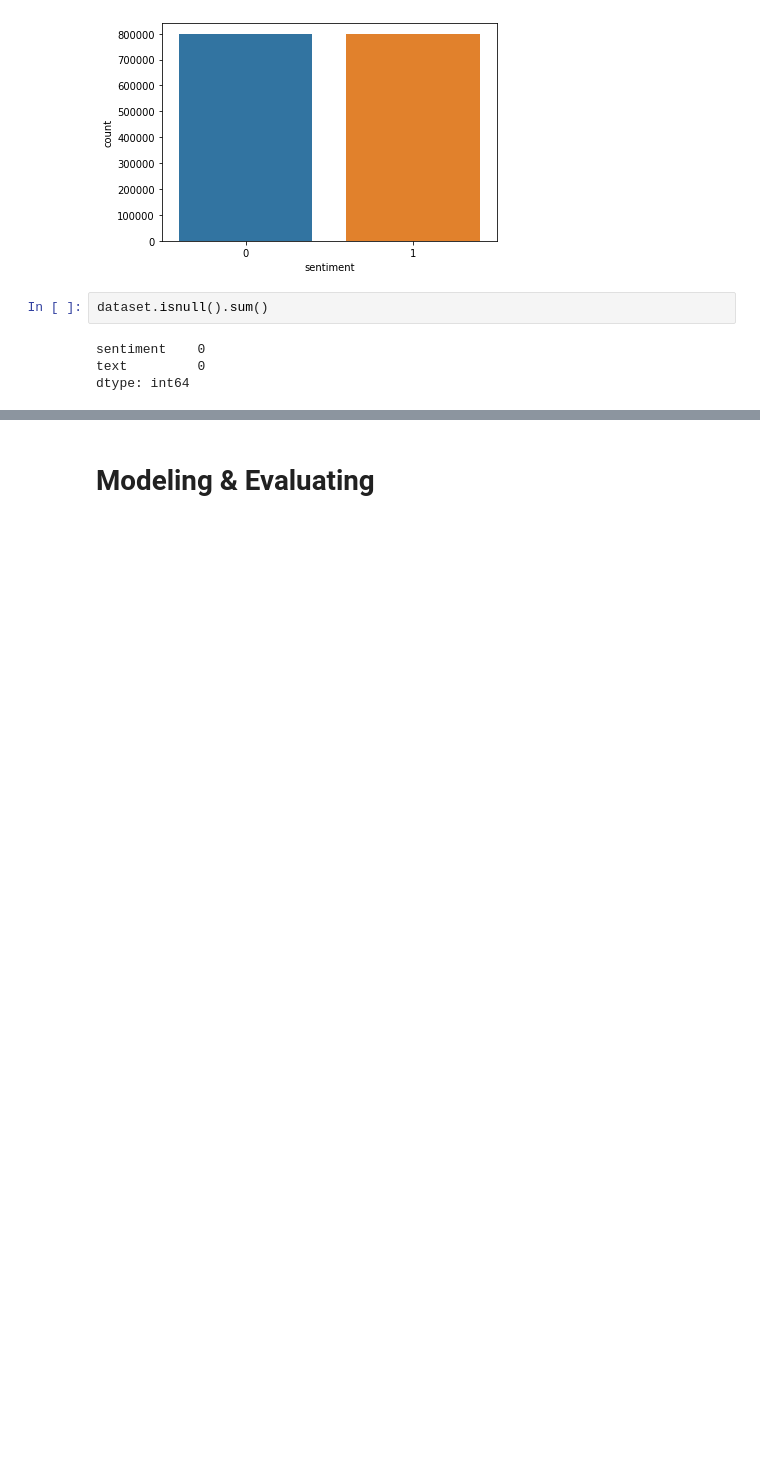
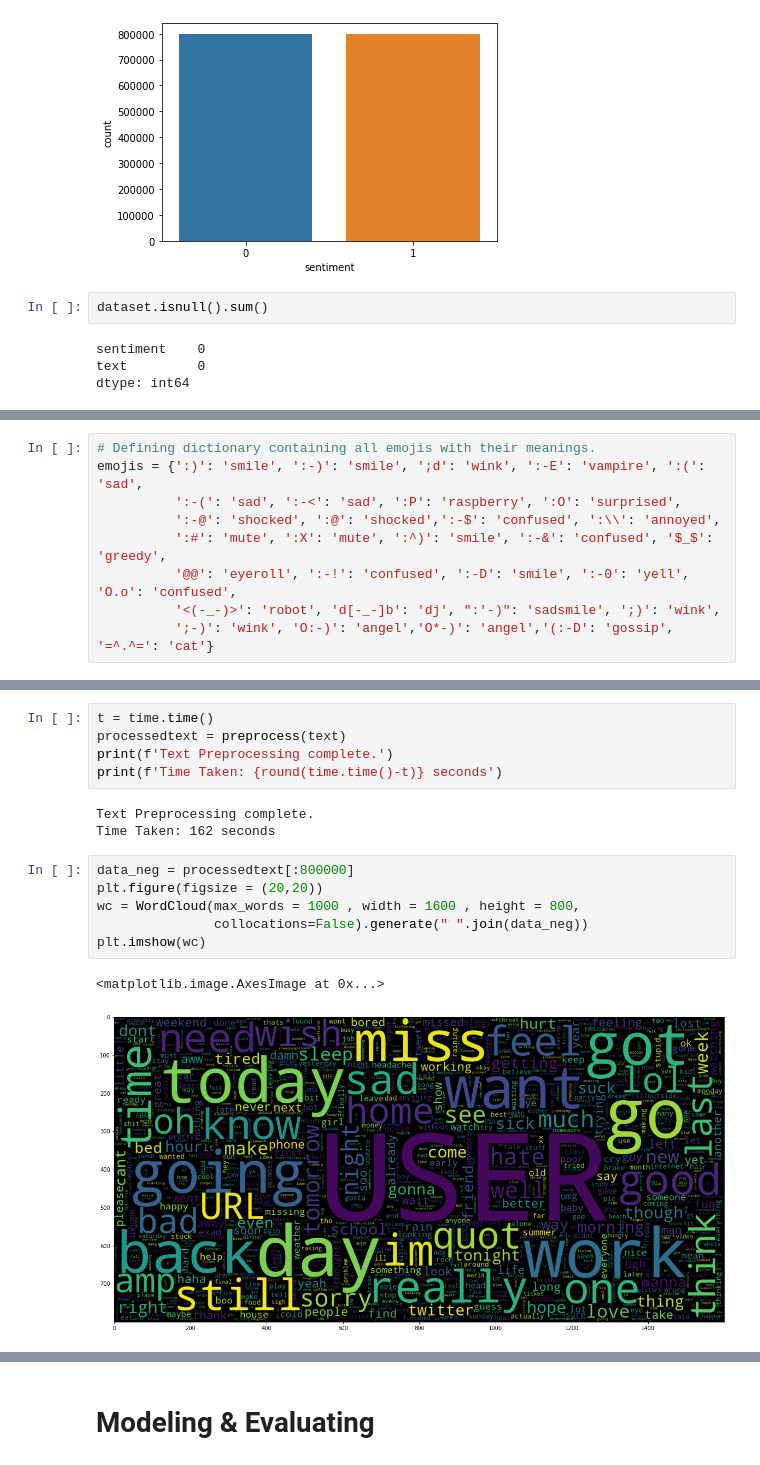
Before and after one commit to MarehanRefaat/CAA_Social_Media, a Jupyter notebook: AutoML/CAA_Social_Media_AutoML.ipynb, the cells around one changed output, grey strips where cells are left out. Saved outputs shown, nothing was run; the diff lists cells and outputs as text; blank space fills up the shorter version.

```diff
--- a/AutoML/CAA_Social_Media_AutoML.ipynb
+++ b/AutoML/CAA_Social_Media_AutoML.ipynb
@@ -71,0 +109,9 @@ dtype: int64
+# %%
+# Defining dictionary containing all emojis with their meanings.
+emojis = {':)': 'smile', ':-)': 'smile', ';d': 'wink', ':-E': 'vampire', ':(': 'sad',
+          ':-(': 'sad', ':-<': 'sad', ':P': 'raspberry', ':O': 'surprised',
+          ':-@': 'shocked', ':@': 'shocked',':-$': 'confused', ':\\': 'annoyed',
+          ':#': 'mute', ':X': 'mute', ':^)': 'smile', ':-&': 'confused', '$_$': 'greedy',
+          '@@': 'eyeroll', ':-!': 'confused', ':-D': 'smile', ':-0': 'yell', 'O.o': 'confused',
+          '<(-_-)>': 'robot', 'd[-_-]b': 'dj', ":'-)": 'sadsmile', ';)': 'wink',
+          ';-)': 'wink', 'O:-)': 'angel','O*-)': 'angel','(:-D': 'gossip', '=^.^=': 'cat'}
@@ -71,0 +168,17 @@ dtype: int64
+# %%
+t = time.time()
+processedtext = preprocess(text)
+print(f'Text Preprocessing complete.')
+print(f'Time Taken: {round(time.time()-t)} seconds')
+# %% [output]
+Text Preprocessing complete.
+Time Taken: 162 seconds
+# %%
+data_neg = processedtext[:800000]
+plt.figure(figsize = (20,20))
+wc = WordCloud(max_words = 1000 , width = 1600 , height = 800,
+               collocations=False).generate(" ".join(data_neg))
+plt.imshow(wc)
+# %% [output]
+<matplotlib.image.AxesImage at 0x...>
+[figure, added]
```
Also changed, not shown: parts of 36 cells of this notebook.
